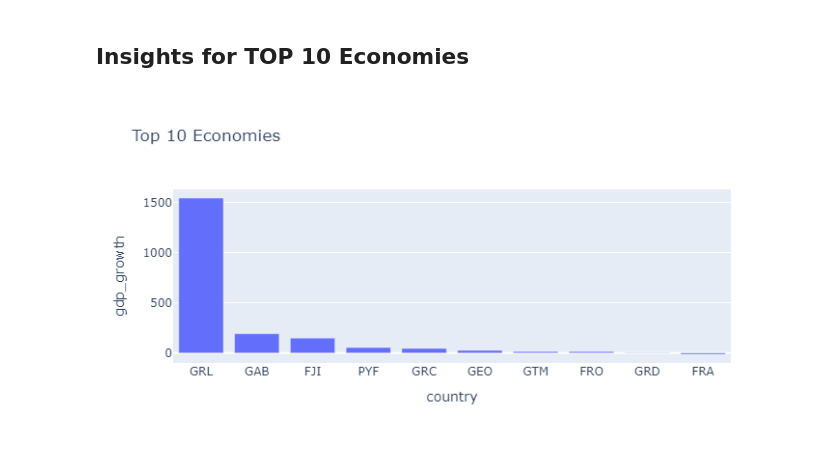
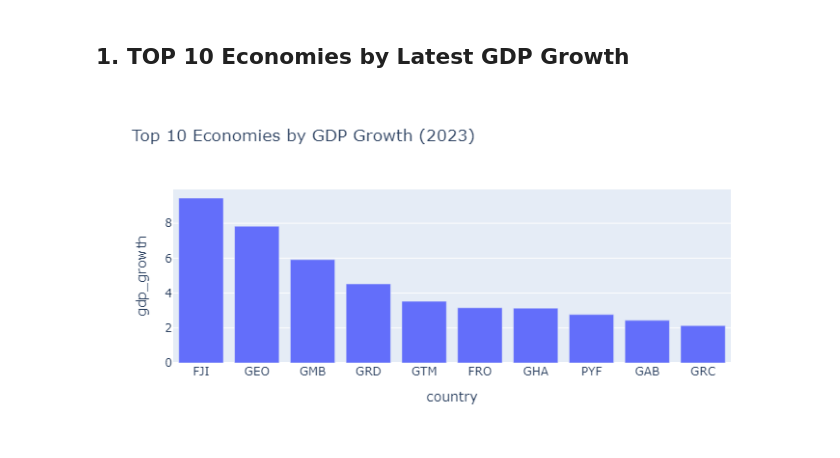
Before and after one commit to AyuOrniThrONE/World-GDP-Dasboard, a Jupyter notebook: analysis/eda.ipynb, the cells around one changed output. Saved outputs shown, nothing was run; the diff lists cells and outputs as text; code cells hidden in the pictures.

```diff
--- a/analysis/eda.ipynb
+++ b/analysis/eda.ipynb
@@ -5,8 +5,5 @@ import pandas as pd
 import plotly.express as px
 
 df = pd.read_csv("../data/gdp_data.csv")
-
-df["gdp_growth"]= df.groupby("country")["gdp_growth"].pct_change()*100
-fig = px.bar(df,x="country",y="gdp_growth")
-fig.show()
+df.head()
 # %% [output]
@@ -14,11 +16,11 @@ fig.show()
 # %% [markdown]
-## Insights for TOP 10 Economies
+## 1. TOP 10 Economies by Latest GDP Growth
 # %%
 df_latest = df[df["year"]==df["year"].max()]
 
 top10 = df_latest.sort_values("gdp_growth",ascending=False).head(10)
 
-fig = px.bar(top10,x="country",y="gdp_growth",title="Top 10 Economies")
+fig = px.bar(top10,x="country",y="gdp_growth",title=f"Top 10 Economies by GDP Growth ({df["year"].max()})")
 fig.show()
 # %% [output]
-[figure, old version]
+[figure, new version]
```
Also changed, not shown: parts of 6 cells of this notebook, 2 other files.
